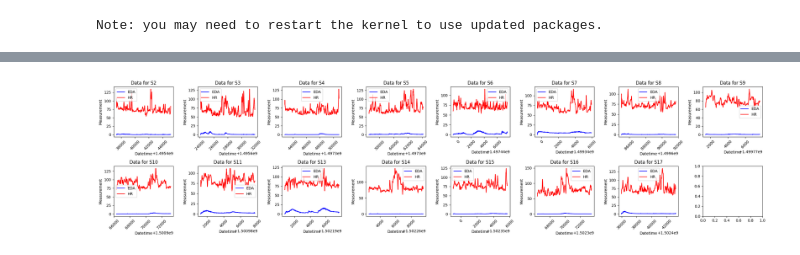
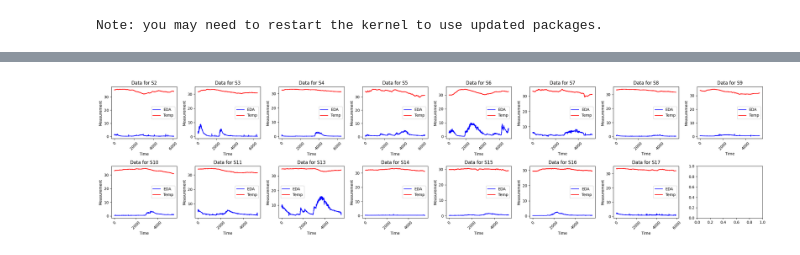
Before and after one commit to markgoertz/Convolutional-Neural-Network-on-Electrodermal-Activity-for-Stress-Assessment, a Jupyter notebook: code/eda_signal_classification.ipynb, the cells around one changed output, grey strips where cells are left out. Saved outputs shown, nothing was run; the diff lists cells and outputs as text; code cells hidden in the pictures.

```diff
--- a/code/eda_signal_classification.ipynb
+++ b/code/eda_signal_classification.ipynb
@@ -35,7 +35,7 @@ import cvxEDA
 # %%
 
 MAIN_PATH = os.path.dirname(os.getcwd())
-DATA_PATH = MAIN_PATH + "/data/processed/WESAD"
+DATA_PATH = MAIN_PATH + "/data/"
 
 QUALITY_THRESHOLD = 128
 BATCH_SIZE = 64
@@ -73,30 +154,32 @@ dataset
 # %%
+import matplotlib.pyplot as plt
+import seaborn as sns
+
 # Create subplots
 fig, axes = plt.subplots(2, 8, figsize=(25, 6))  # Increased figure size
 axes = axes.flatten()
 
 # Define unique_ids
-unique_ids = dataset['id'].unique()
+unique_ids = dataset['ID'].unique()
 
 # Iterate through each unique id
-for i, ax in enumerate(axes):
+for i, unique_id in enumerate(unique_ids):
     if i < len(unique_ids):
         # Filter data for each id
-        subset_data = dataset[dataset['id'] == unique_ids[i]]
+        subset_data = dataset[dataset['ID'] == unique_id]
 
         # Plotting
-        sns.lineplot(x='datetime', y='EDA', data=subset_data, ax=ax, color='blue', label='EDA')
-        # sns.lineplot(x='datetime', y='TEMP', data=subset_data, ax=ax, color='orange', label='TEMP')
-        sns.lineplot(x='datetime', y='HR', data=subset_data, ax=ax, color='red', label='HR')
+        sns.lineplot(x='Time', y='w_eda', data=subset_data, ax=axes[i], color='blue', label='EDA')
+        sns.lineplot(x='Time', y='w_temp', data=subset_data, ax=axes[i], color='red', label='Temp')
 
-        ax.set_title(f"Data for {unique_ids[i]}")
-        ax.set_xlabel('Datetime')
-        ax.set_ylabel('Measurement')
-        ax.tick_params(axis='x', rotation=45)
+        axes[i].set_title(f"Data for {unique_id}")
+        axes[i].set_xlabel('Time')
+        axes[i].set_ylabel('Measurement')
+        axes[i].tick_params(axis='x', rotation=45)
 
 # Adjust layout
 plt.tight_layout()
 plt.show()
 # %% [output]
-[figure, old version]
+[figure, new version]
 # %%
```
Also changed, not shown: parts of 23 cells of this notebook, 3 other files.
